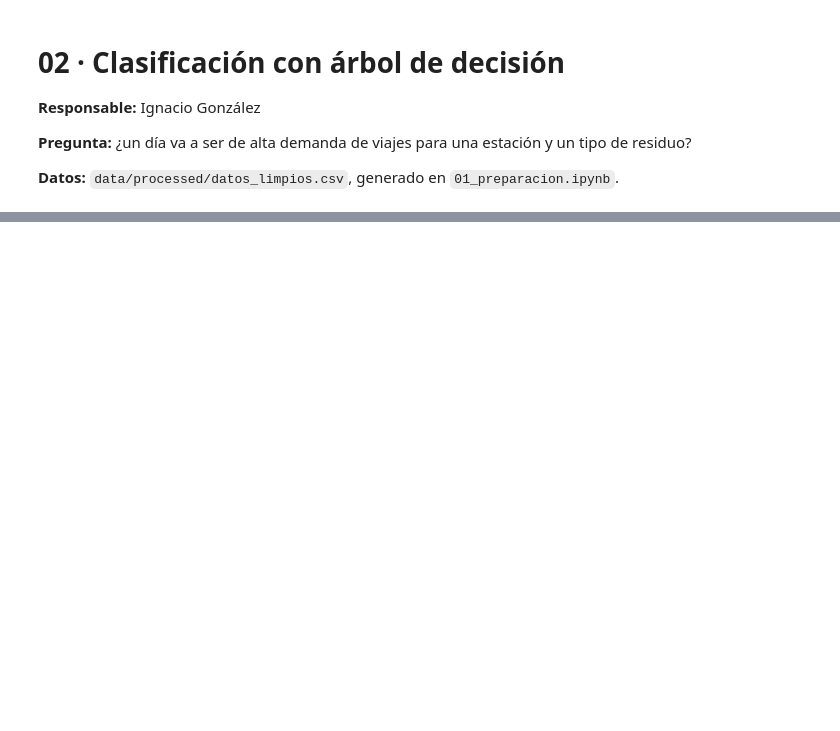
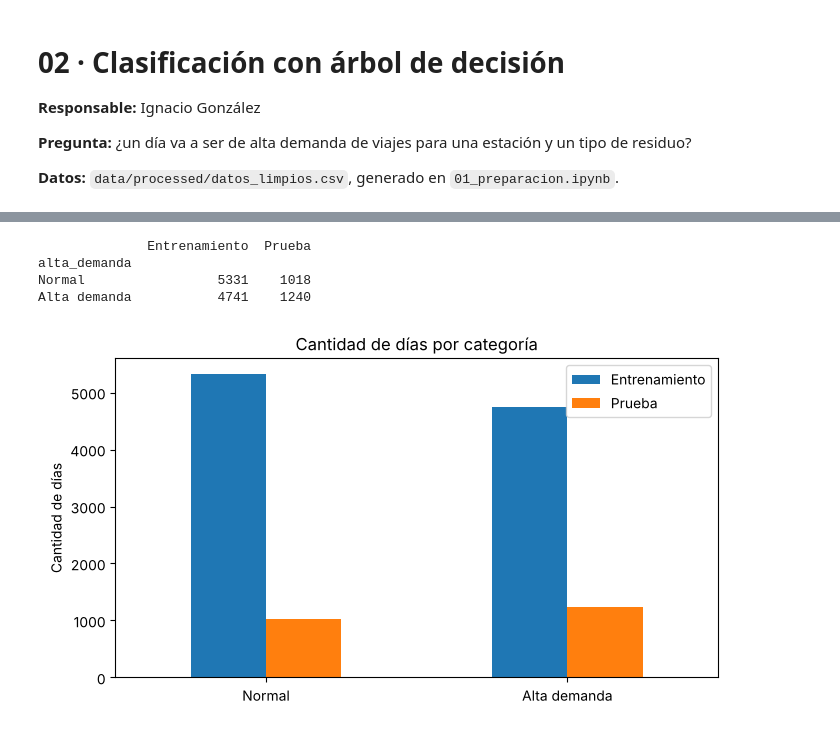
Before and after one commit to Naccho27/tp-predictivos, a Jupyter notebook: notebooks/02_clasificacion_arbol.ipynb, the cells around one changed output, grey strips where cells are left out. Cells and saved outputs as stored; diff of their text form; code cells hidden in the pictures; blank space fills up the shorter version.

```diff
--- a/notebooks/02_clasificacion_arbol.ipynb
+++ b/notebooks/02_clasificacion_arbol.ipynb
@@ -102,0 +108,23 @@ Codificación one-hot: las variables categóricas se transformaron en columnas d
+# %%
+# Paso 5 · División en entrenamiento y prueba
+
+# Qué hacemos: separar los datos con los que el árbol aprende de los datos con los que lo evaluamos.
+
+# Por qué por fecha y no al azar: queremos predecir días futuros. Si mezcláramos al azar,
+# el modelo aprendería con días de 2026 y se evaluaría con días de 2020: estaría "viendo
+# el futuro" y las métricas mentirían.
+
+# Fecha de corte acordada con Lázaro (la misma en los dos notebooks).
+# Todo lo anterior entrena; todo lo posterior evalúa.
+FECHA_CORTE = "2024-12-01"
+
+# Máscara: True en las filas de entrenamiento, False en las de prueba.
+# Se calcula una sola vez y se usa para separar todo lo demás,
+# así X, y y df quedan siempre alineados fila por fila
+es_entrenamiento = df["fecha"] < FECHA_CORTE
+
+print("Entrenamiento:", es_entrenamiento.sum(), "filas,",
+      df.loc[es_entrenamiento, "fecha"].min().date(), "a", df.loc[es_entrenamiento, "fecha"].max().date())
+print("Prueba:       ", (~es_entrenamiento).sum(), "filas,",
+      df.loc[~es_entrenamiento, "fecha"].min().date(), "a", df.loc[~es_entrenamiento, "fecha"].max().date())
+print(f"Proporción de prueba: {(~es_entrenamiento).mean():.1%}")
@@ -102,0 +184,27 @@ Codificación one-hot: las variables categóricas se transformaron en columnas d
+# %%
+# Paso 7 · Casos por categoría
+
+# Qué hacemos: contar cuántos días hay de cada categoría en entrenamiento y en prueba.
+# Por qué: si una categoría tuviera muchos más casos que la otra, el modelo podría
+# "acertar" casi siempre diciendo la mayoritaria sin aprender nada.
+
+casos = pd.DataFrame({
+    "Entrenamiento": y_ent.value_counts(),
+    "Prueba": y_pru.value_counts(),
+}).rename(index={0: "Normal", 1: "Alta demanda"})
+print(casos)
+
+# Gráfico de barras: una barra por categoría y conjunto
+ax = casos.plot(kind="bar", figsize=(7, 4), rot=0)
+ax.set_title("Cantidad de días por categoría")
+ax.set_xlabel("")
+ax.set_ylabel("Cantidad de días")
+ax.legend(loc="upper right")
+plt.tight_layout()
+plt.show()
+# %% [output]
+              Entrenamiento  Prueba
+alta_demanda
+Normal                 5331    1018
+Alta demanda           4741    1240
+[figure, added]
```
Also changed, not shown: parts of 12 cells of this notebook.
